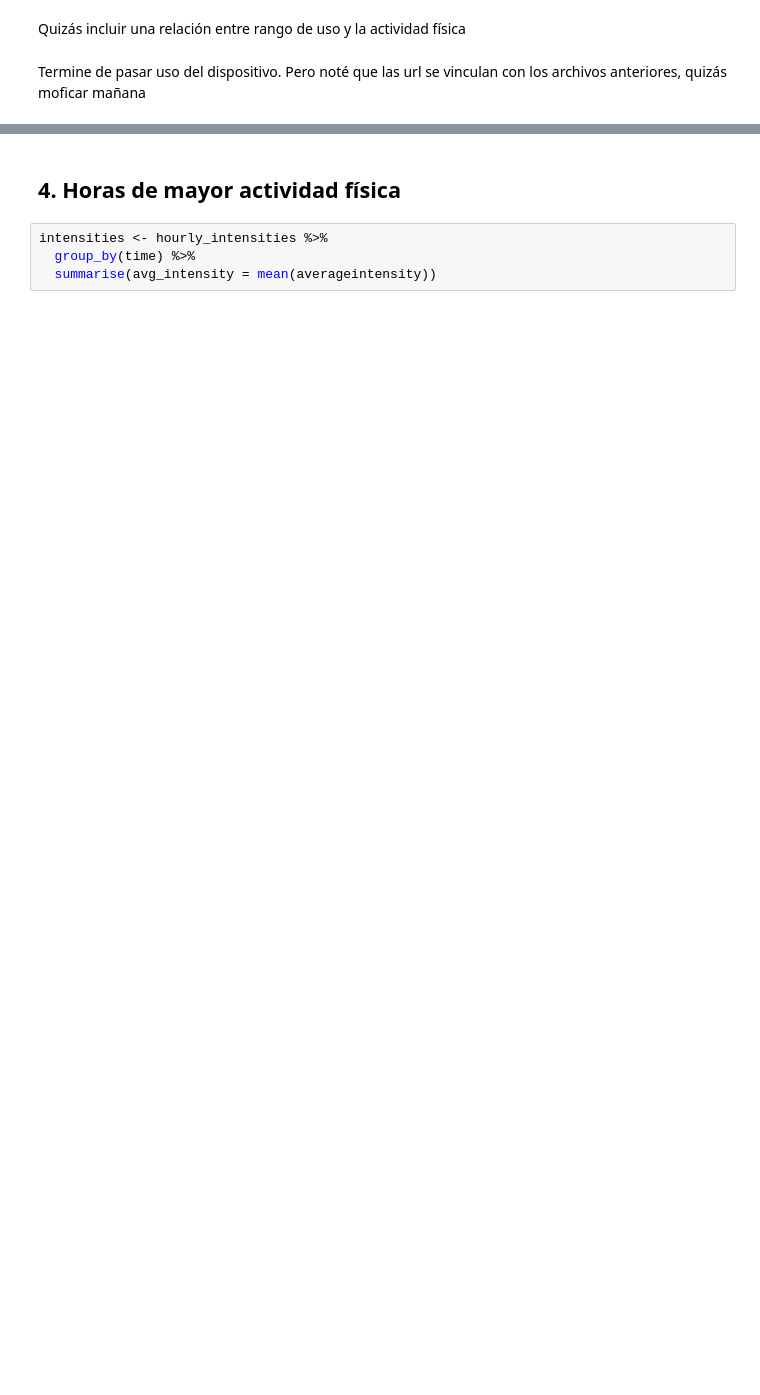
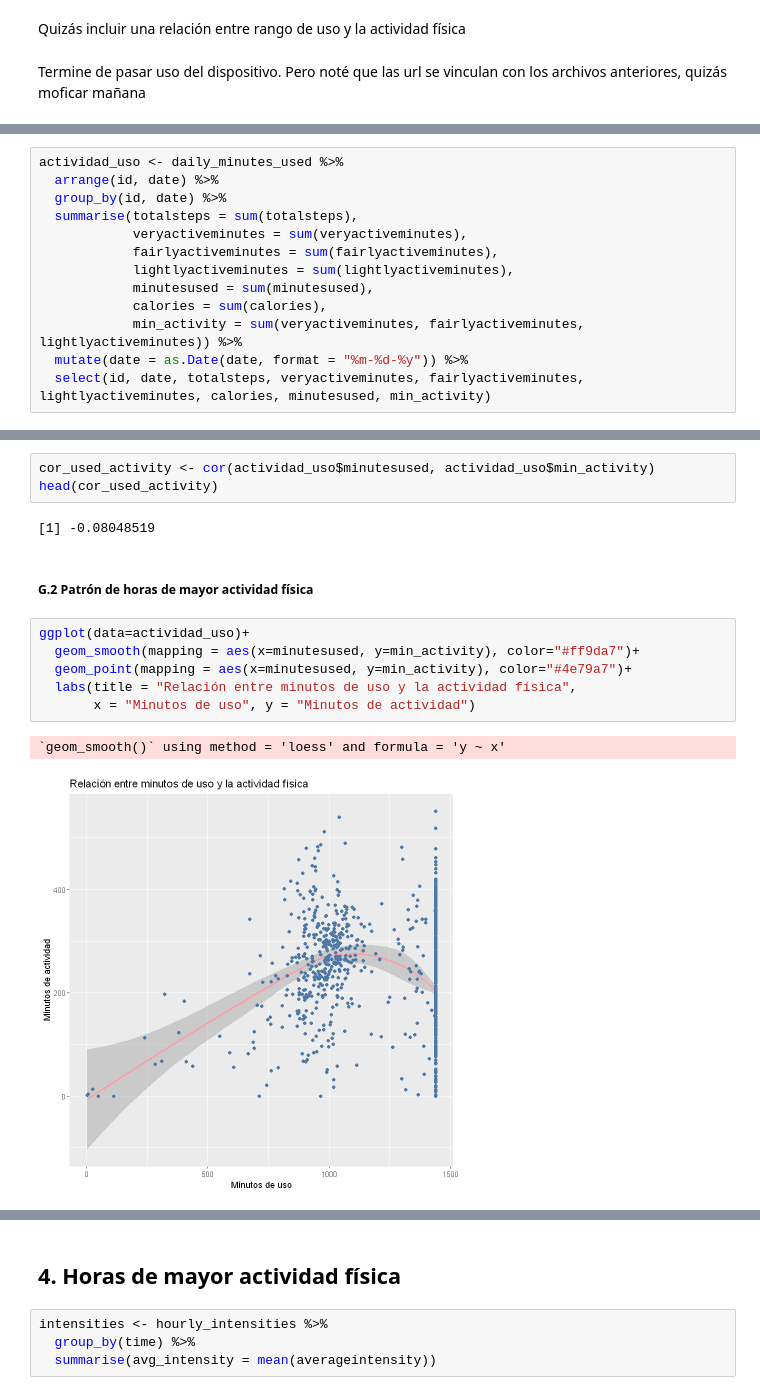
Before and after one commit to joakomedina/caso_practico_R, a Jupyter notebook: informe_jupyter/informe_final.ipynb, the cells around one changed output, grey strips where cells are left out. Drawn from its saved outputs; the diff is of its cells as text; blank space fills up the shorter version.

Commit message:
inclui análisis de uso de actividad y un gráfico y conclusiones finales

```diff
--- a/informe_jupyter/informe_final.ipynb
+++ b/informe_jupyter/informe_final.ipynb
@@ -601,0 +605,13 @@ Termine de pasar uso del dispositivo. Pero noté que las url se vinculan con los
+# %%
+actividad_uso <- daily_minutes_used %>%
+  arrange(id, date) %>%
+  group_by(id, date) %>%
+  summarise(totalsteps = sum(totalsteps),
+            veryactiveminutes = sum(veryactiveminutes),
+            fairlyactiveminutes = sum(fairlyactiveminutes),
+            lightlyactiveminutes = sum(lightlyactiveminutes),
+            minutesused = sum(minutesused),
+            calories = sum(calories),
+            min_activity = sum(veryactiveminutes, fairlyactiveminutes, lightlyactiveminutes)) %>%
+  mutate(date = as.Date(date, format = "%m-%d-%y")) %>%
+  select(id, date, totalsteps, veryactiveminutes, fairlyactiveminutes, lightlyactiveminutes, calories, minutesused, min_activity)
@@ -601,0 +641,16 @@ Termine de pasar uso del dispositivo. Pero noté que las url se vinculan con los
+# %%
+cor_used_activity <- cor(actividad_uso$minutesused, actividad_uso$min_activity)
+head(cor_used_activity)
+# %% [output]
+[1] -0.08048519
+# %% [markdown]
+##### G.2 Patrón de horas de mayor actividad física
+# %%
+ggplot(data=actividad_uso)+
+  geom_smooth(mapping = aes(x=minutesused, y=min_activity), color="#ff9da7")+
+  geom_point(mapping = aes(x=minutesused, y=min_activity), color="#4e79a7")+
+  labs(title = "Relación entre minutos de uso y la actividad física",
+       x = "Minutos de uso", y = "Minutos de actividad")
+# %% [output]
+`geom_smooth()` using method = 'loess' and formula = 'y ~ x'
+[figure, added]
```
Also changed, not shown: parts of 10 cells of this notebook.
